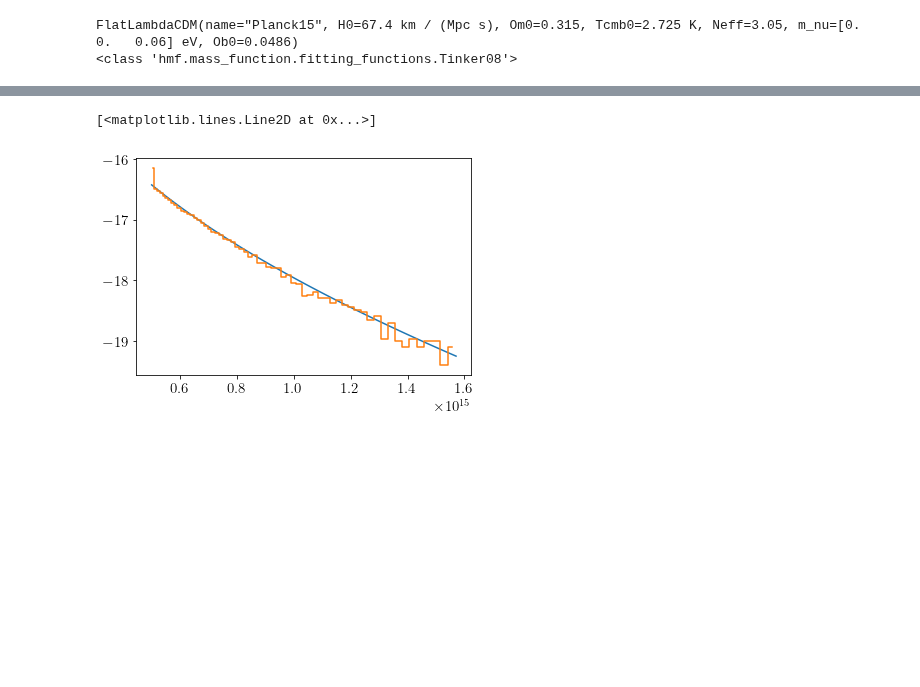
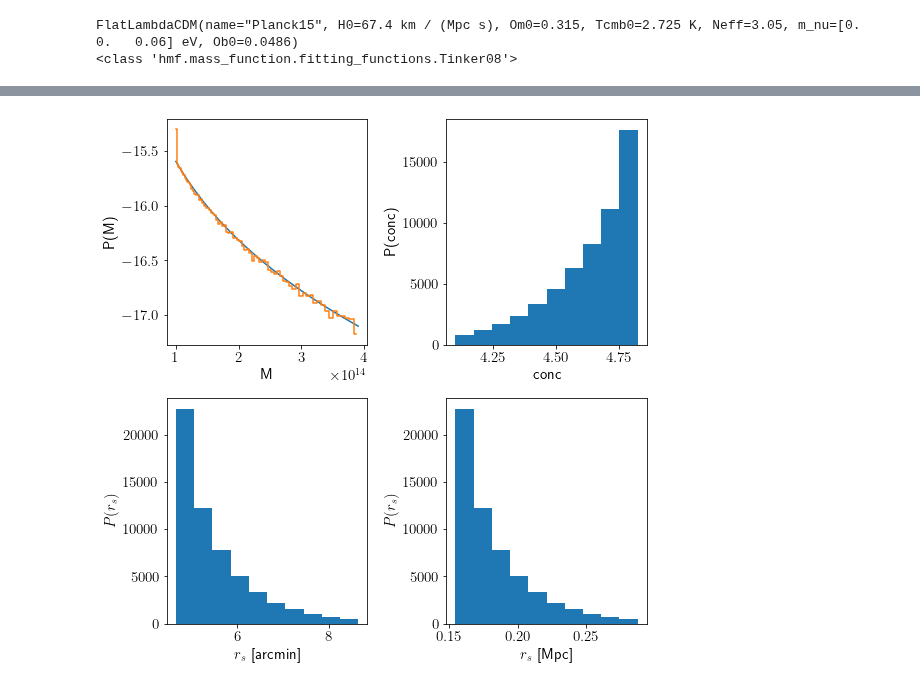
Before and after one commit to mr-superonion/splinv, a Jupyter notebook: notebook/s19/0-haloMF_Prior.ipynb, the cells around one changed output, grey strips where cells are left out. Drawn from its saved outputs; the diff is of its cells as text; code cells hidden in the pictures; blank space fills up the shorter version.

```diff
--- a/notebook/s19/0-haloMF_Prior.ipynb
+++ b/notebook/s19/0-haloMF_Prior.ipynb
@@ -77,13 +81,48 @@ plt.grid()
-# %%
-msample=[]
-sAll=np.sum(mass_func)
-for i in range(int(sAll*nscale)):
-    msample.append(simutil.mcSample(m,mass_func))
-msample=np.array(msample)
-y=np.histogram(msample,bins=m)[0]
-plt.plot(m,np.log10(mass_func/np.sum(mass_func)*sAll),label='bin:%d' %iz)
-plt.step((mf.m[1:]+mf.m[:-1])/2.,np.log10(y/np.sum(y)*sAll),where='mid')
-# %% [output]
-[<matplotlib.lines.Line2D at 0x...>]
-[figure, removed]
+# %%
+iz=0
+nscale=1e19
+z=zave[iz]
+mf.update(z=z)
+v=cosmo.V(zmin[iz],zmax[iz])*np.pi**2./180.**2./4./np.pi
+mass_func = mf.dndm*v
+m = mf.m
+msample=[]
+sAll=np.sum(mass_func)
+for i in range(int(sAll*nscale)):
+    msample.append(simutil.mcSample(m,mass_func))
+msample=np.array(msample)
+conc =  6.02*(msample/1.E13)**(-0.12)*(1.47/(1.+z))**(0.16)
+rs_arcmin=haloSim.mc2rs(msample,conc,z)
+# %%
+plt.close()
+fig=plt.figure(figsize=(8,8))
+
+ax=fig.add_subplot(2,2,1)
+y=np.histogram(msample,bins=m)[0]
+ax.plot(m,np.log10(mass_func/np.sum(mass_func)*sAll),label='bin:%d' %iz)
+ax.step((mf.m[1:]+mf.m[:-1])/2.,np.log10(y/np.sum(y)*sAll),where='mid')
+ax.set_xlabel('M')
+ax.set_ylabel('P(M)')
+
+ax=fig.add_subplot(2,2,2)
+y=np.histogram(msample,bins=m)[0]
+ax.hist(conc)
+ax.set_xlabel('conc')
+ax.set_ylabel('P(conc)')
+
+ax=fig.add_subplot(2,2,3)
+ax.hist(rs_arcmin)
+ax.set_xlabel('$r_s$ [arcmin]')
+ax.set_ylabel('$P(r_s)$')
+
+ax=fig.add_subplot(2,2,4)
+DaLens  =   cosmo.Da(0.,z) # angular distance in Mpc/h
+arcmin2rad  =   np.pi/180./60.
+rs       =   rs_arcmin*arcmin2rad* DaLens
+ax.hist(rs)
+ax.set_xlabel(r'$r_s$ [Mpc]')
+ax.set_ylabel(r'$P(r_s)$')
+plt.tight_layout()
+# %% [output]
+[figure, added]
 # %%
```
Also changed, not shown: parts of 9 cells of this notebook, 5 other files.
